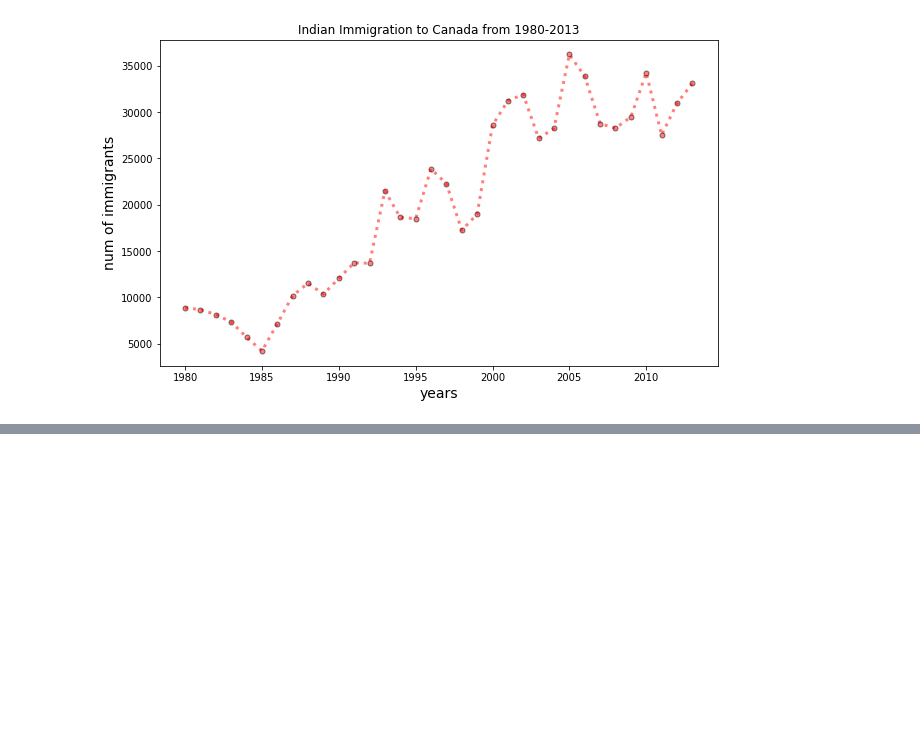
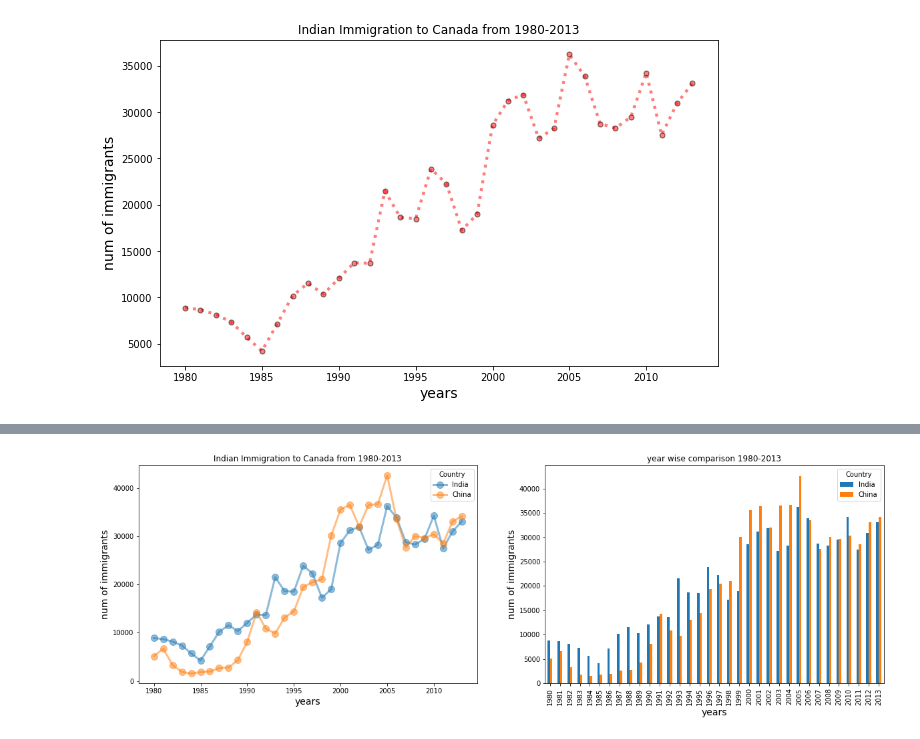
Before and after one commit to zaid-kamil/DPPYDS63021AUG, a Jupyter notebook: data analysis/data_analysis_3.ipynb, the cells around one changed output, grey strips where cells are left out. Drawn from its saved outputs; the diff is of its cells as text; code cells hidden in the pictures; blank space fills up the shorter version.

```diff
--- a/data analysis/data_analysis_3.ipynb
+++ b/data analysis/data_analysis_3.ipynb
@@ -62,0 +62,18 @@ plt.show()
+# %%
+fig, ax = plt.subplots(ncols=2,figsize=(20,6))
+indoChinaDf.plot(
+    title="Indian Immigration to Canada from 1980-2013",
+    linewidth=3,
+    marker='o',
+    markersize=10,
+    alpha=.5,
+    ax= ax[0]
+    )
+indoChinaDf.plot(kind='bar',title="year wise comparison 1980-2013",ax=ax[1])
+ax[0].set_xlabel('years',fontsize=14)
+ax[1].set_xlabel('years',fontsize=14)
+ax[0].set_ylabel('num of immigrants',fontsize=14)
+ax[1].set_ylabel('num of immigrants',fontsize=14)
+plt.show()
+# %% [output]
+[figure, added]
```
Also changed, not shown: parts of 3 cells of this notebook.
